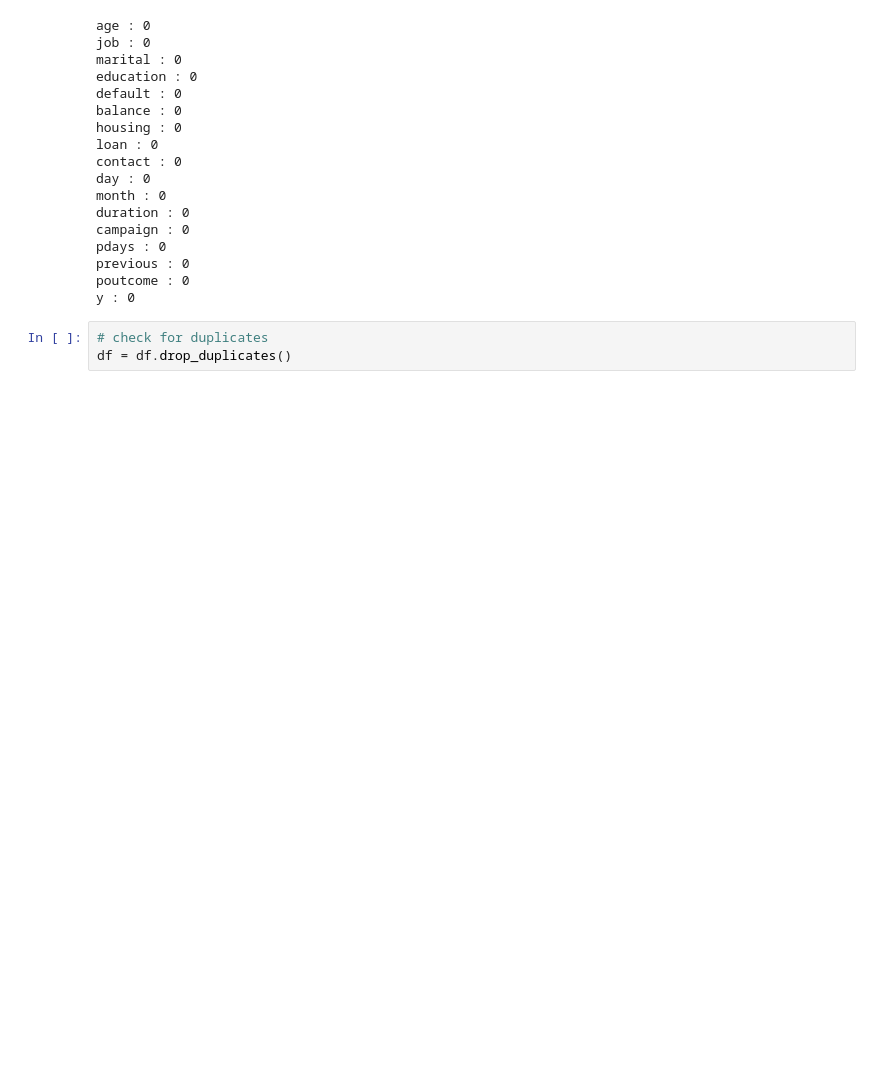
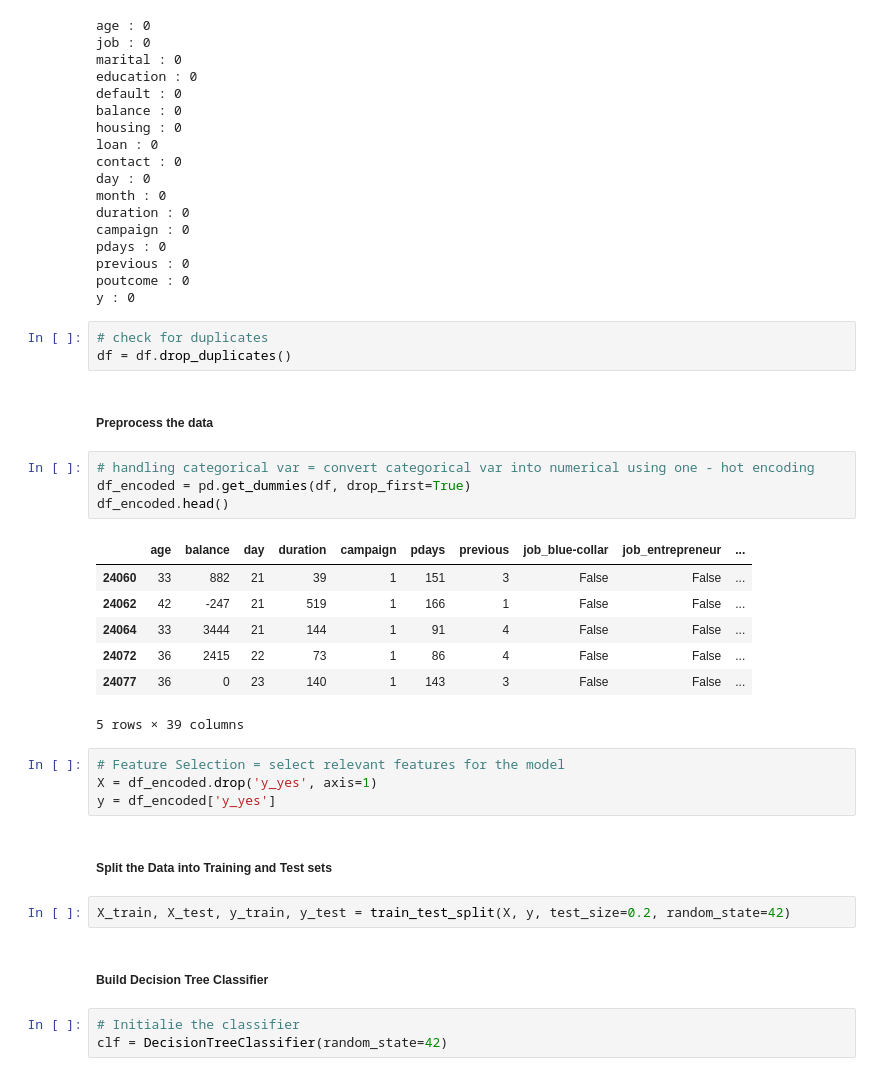
Before and after one commit to Swap-20/PRODIGY_DS_03, a Jupyter notebook: analysis.ipynb, the cells around one changed output. Drawn from its saved outputs; the diff is of its cells as text; blank space fills up the shorter version.

Commit message:
Build the model

```diff
--- a/analysis.ipynb
+++ b/analysis.ipynb
@@ -159,3 +160,30 @@ y : 0
 # %%
 # check for duplicates
 df = df.drop_duplicates()
+# %% [markdown]
+##### Preprocess the data
+# %%
+# handling categorical var = convert categorical var into numerical using one - hot encoding
+df_encoded = pd.get_dummies(df, drop_first=True)
+df_encoded.head()
+# %% [output]
+|  | age | balance | day | duration | campaign | pdays | previous | job_blue-collar | job_entrepreneur | ... |
+| 24060 | 33 | 882 | 21 | 39 | 1 | 151 | 3 | False | False | ... |
+| 24062 | 42 | -247 | 21 | 519 | 1 | 166 | 1 | False | False | ... |
+| 24064 | 33 | 3444 | 21 | 144 | 1 | 91 | 4 | False | False | ... |
+| 24072 | 36 | 2415 | 22 | 73 | 1 | 86 | 4 | False | False | ... |
+| 24077 | 36 | 0 | 23 | 140 | 1 | 143 | 3 | False | False | ... |
+5 rows × 39 columns
+# %%
+# Feature Selection = select relevant features for the model
+X = df_encoded.drop('y_yes', axis=1)
+y = df_encoded['y_yes']
+# %% [markdown]
+##### Split the Data into Training and Test sets
+# %%
+X_train, X_test, y_train, y_test = train_test_split(X, y, test_size=0.2, random_state=42)
+# %% [markdown]
+##### Build Decision Tree Classifier
+# %%
+# Initialie the classifier
+clf = DecisionTreeClassifier(random_state=42)
```
Also changed, not shown: parts of 7 cells of this notebook.
